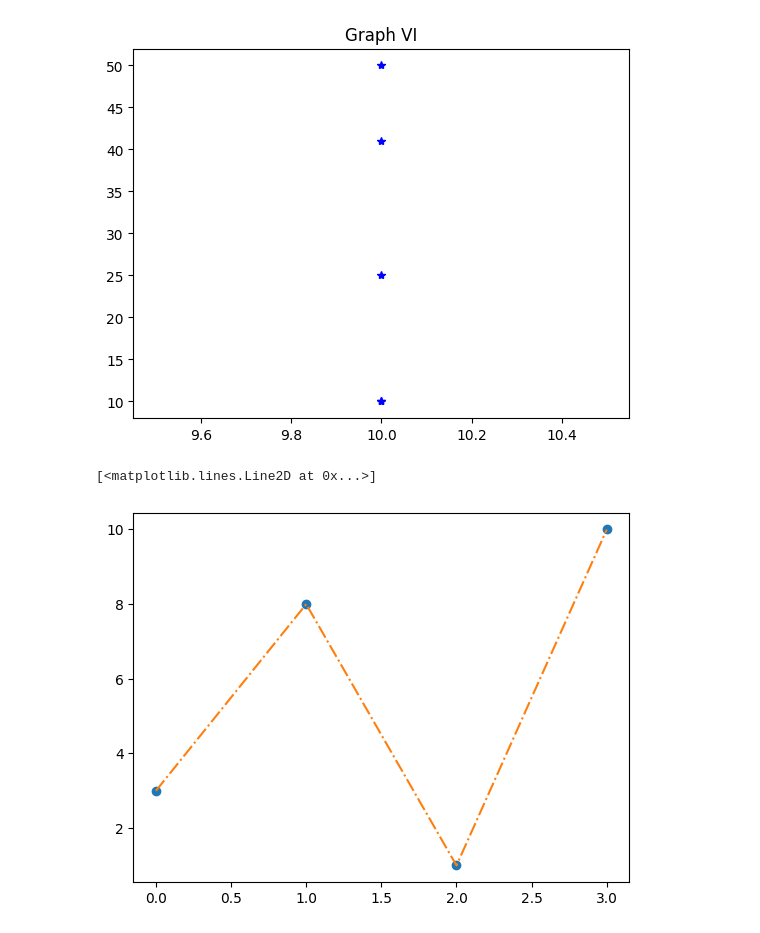
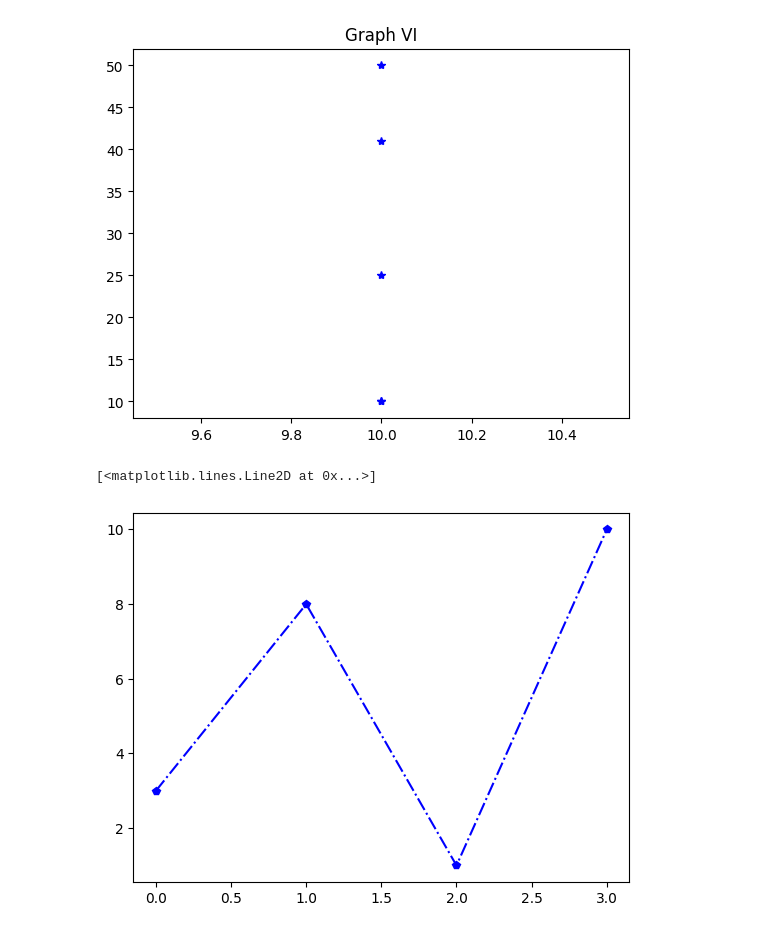
Before and after one commit to Sath2003/DAV, a Jupyter notebook: LABSHEET - 1.ipynb, the cells around one changed output. Cells and saved outputs as stored; diff of their text form; code cells hidden in the pictures.

```diff
--- a/LABSHEET - 1.ipynb
+++ b/LABSHEET - 1.ipynb
@@ -159,8 +160,7 @@ Text(0.5, 1.0, 'Graph VI')
 [figure]
 # %%
 Y = np.array([3,8,1,10])
-plt.plot(Y,'o')
-plt.plot(Y,'-.')
+plt.plot(Y,'p-.b')
 # %% [output]
 [<matplotlib.lines.Line2D at 0x...>]
-[figure, old version]
+[figure, new version]
```
Also changed, not shown: parts of 11 cells of this notebook, 1 other file.
